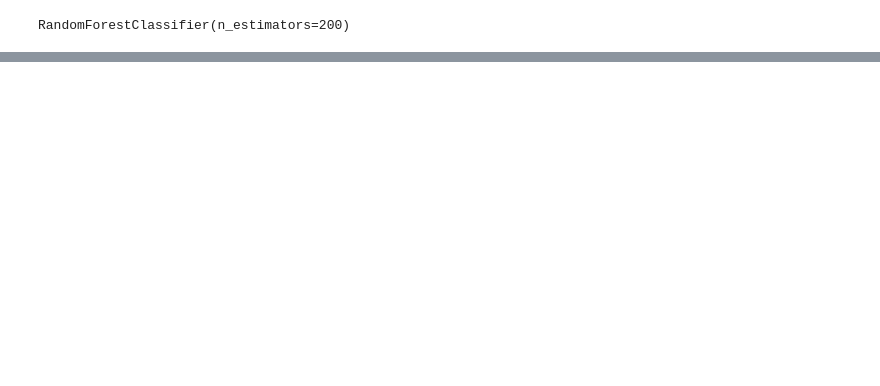
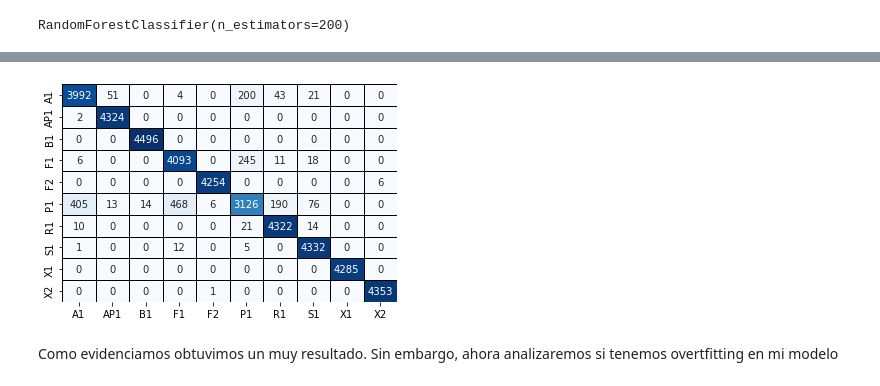
Before and after one commit to Fatbound/Portfolio, a Jupyter notebook: Oil Play Prediction/notebooks/2. optimizer.ipynb, the cells around one changed output, grey strips where cells are left out. Saved outputs shown, nothing was run; the diff lists cells and outputs as text; code cells hidden in the pictures; blank space fills up the shorter version.

```diff
--- a/Oil Play Prediction/notebooks/2. optimizer.ipynb
+++ b/Oil Play Prediction/notebooks/2. optimizer.ipynb
@@ -57,0 +118,6 @@ matrix(y_test,y_pred)
+# %%
+matrix(y_test,y_pred,data)
+# %% [output]
+[figure, added]
+# %% [markdown]
+Como evidenciamos obtuvimos un muy resultado. Sin embargo, ahora analizaremos si tenemos overtfitting en mi modelo
```
Also changed, not shown: parts of 18 cells of this notebook, 1 other file.
